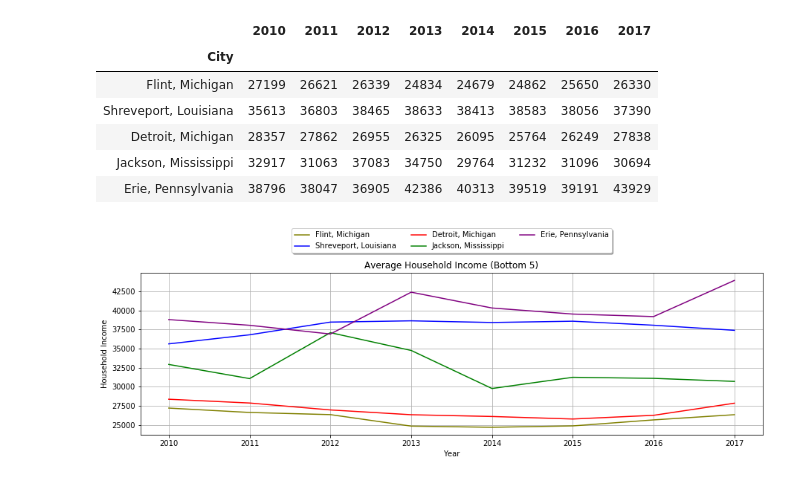
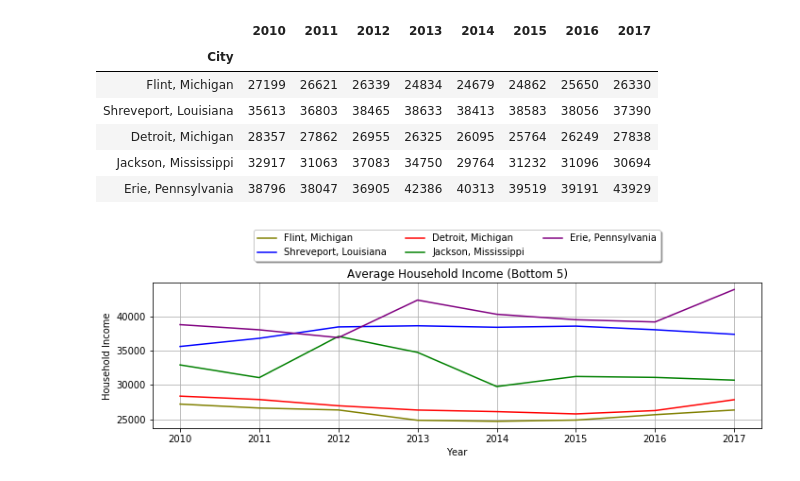
Before and after one commit to cawthornebr/Project-1, a Jupyter notebook: brandon_code.ipynb, the cells around one changed output. Saved outputs shown, nothing was run; the diff lists cells and outputs as text; code cells hidden in the pictures.

```diff
--- a/brandon_code.ipynb
+++ b/brandon_code.ipynb
@@ -38,7 +40,7 @@ ave_income_state
 | Midland, Texas | 48843 | 50203 | 50497 | 50928 | 50433 | 53722 | 54612 | 58910 |
 # %%
 #bottom 5
-city_b = bottom_5.iloc[:,2]
+city_b = bottom_5.iloc[:,2].str.rstrip()
 state_b = bottom_5.iloc[:,3]
 city_state_b = city_b.str.rstrip() + ", " + state_b
 y2010_b = bottom_5.iloc[:,26]
@@ -65,17 +67,19 @@ ave_income_state_b
 | Erie, Pennsylvania | 38796 | 38047 | 36905 | 42386 | 40313 | 39519 | 39191 | 43929 |
 # %%
 #size
-plt.subplots(figsize=(15,4))
+plt.subplots(figsize=(10,4))
 plt.plot( years, ave_income_state_b.iloc[0,:], color='olive',label="Flint, Michigan")
 plt.plot( years, ave_income_state_b.iloc[1,:], color='blue',label="Shreveport, Louisiana")
 plt.plot( years, ave_income_state_b.iloc[2,:], color='red',label="Detroit, Michigan")
 plt.plot( years, ave_income_state_b.iloc[3,:], color='green',label="Jackson, Mississippi")
 plt.plot( years, ave_income_state_b.iloc[4,:], color='purple',label="Erie, Pennsylvania")
-plt.legend(loc='upper center', bbox_to_anchor=(0.5, 1.3), ncol=3, fancybox=True, shadow=True)
+plt.legend(loc='upper center', bbox_to_anchor=(0.5, 1.4), ncol=3, fancybox=True, shadow=True)
 plt.title("Average Household Income (Bottom 5)")
 plt.xlabel("Year")
 plt.ylabel("Household Income")
 plt.grid()
+plt.tight_layout()
+plt.savefig('bottom_5_line.png',dpi=200)
 # %% [output]
-[figure, old version]
+[figure, new version]
 # %%
```
Also changed, not shown: parts of 13 cells of this notebook.
